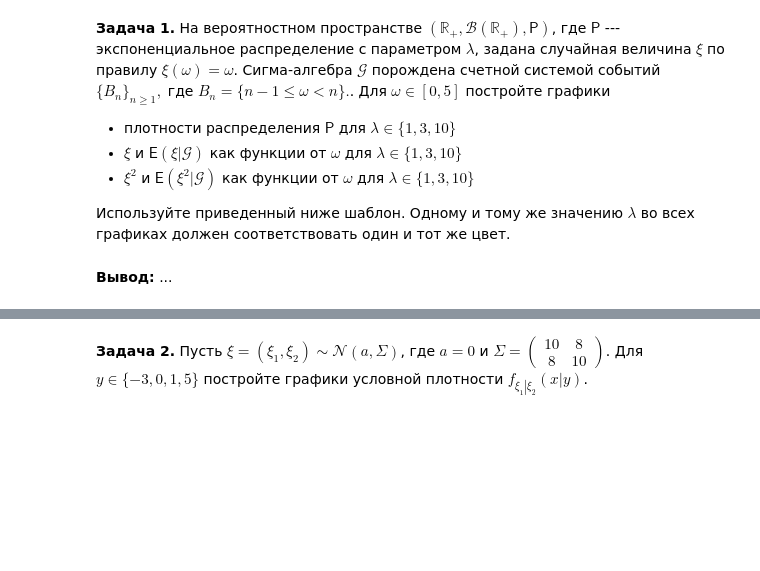
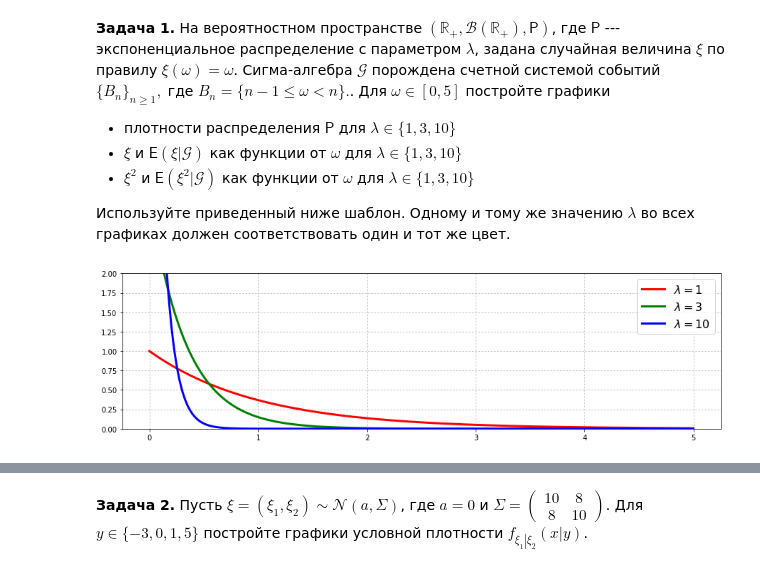
Before and after one commit to heorhii-bolotov/MIPT-Statistics, a Jupyter notebook: 3/3.30.ipynb, the cells around one changed output, grey strips where cells are left out. Drawn from its saved outputs; the diff is of its cells as text; code cells hidden in the pictures; blank space fills up the shorter version.

```diff
--- a/3/3.30.ipynb
+++ b/3/3.30.ipynb
@@ -50,3 +34,12 @@ plt.grid(ls=':')
-# %% [markdown]
-**Вывод:**
-...
+# %%
+# График 1
+grid = np.linspace(0, 5, 1000)
+plt.figure(figsize=(15, 4))
+for λ, color in [(1, 'red'), (3, 'green'), (10, 'blue')]:
+    plt.plot(grid, sps.expon(scale=1 / λ).pdf(grid), lw=3, color=color, label='$\\lambda={}$'.format(λ))
+    plt.legend(fontsize=16)
+    plt.ylim((0, 2))
+    plt.grid(ls=':')
+plt.show()
+# %% [output]
+[figure, added]
```
Also changed, not shown: parts of 6 cells of this notebook.
